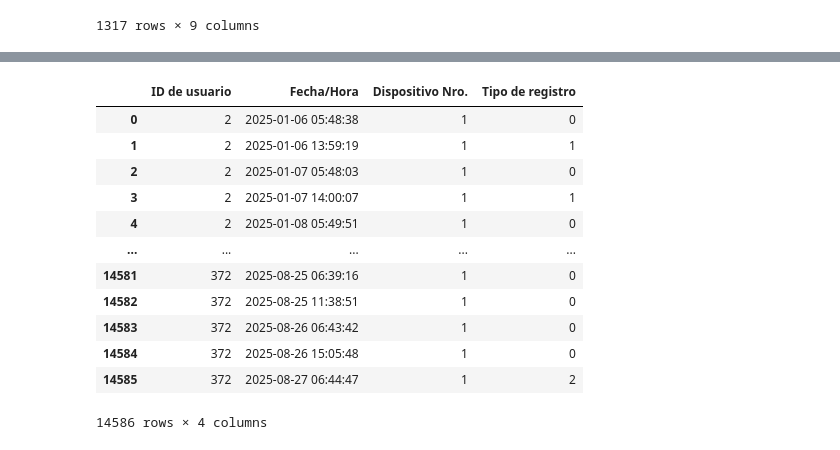
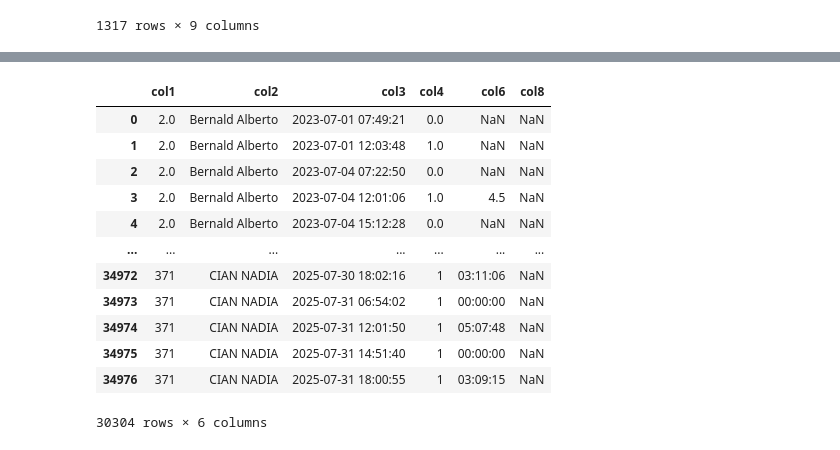
Before and after one commit to hzaquelli82/APSA-Dashboard, a Jupyter notebook: Notebook/Productividad.ipynb, the cells around one changed output, grey strips where cells are left out. Drawn from its saved outputs; the diff is of its cells as text; code cells hidden in the pictures.

```diff
--- a/Notebook/Productividad.ipynb
+++ b/Notebook/Productividad.ipynb
@@ -95,11 +93,0 @@ df_unificado.sample(25)
-# %%
-#  Une los DataFrames agregando una columna con el nombre del empleado
-
-dfs_con_empleado = []
-
-for empleado, df in dict_gral.items():
-    df_temp = df.copy()
-    df_temp['EMPLEADO_KEY'] = empleado
-    dfs_con_empleado.append(df_temp)
-
-df_unificado = pd.concat(dfs_con_empleado, ignore_index=True)
@@ -129,16 +93,0 @@ df_disp = pd.read_csv('../Data/Reg2025.csv')
-# %%
-df_disp
-# %% [output]
-|  | ID de usuario | Fecha/Hora | Dispositivo Nro. | Tipo de registro |
-| 0 | 2 | 2025-01-06 05:48:38 | 1 | 0 |
-| 1 | 2 | 2025-01-06 13:59:19 | 1 | 1 |
-| 2 | 2 | 2025-01-07 05:48:03 | 1 | 0 |
-| 3 | 2 | 2025-01-07 14:00:07 | 1 | 1 |
-| 4 | 2 | 2025-01-08 05:49:51 | 1 | 0 |
-| ... | ... | ... | ... | ... |
-| 14581 | 372 | 2025-08-25 06:39:16 | 1 | 0 |
-| 14582 | 372 | 2025-08-25 11:38:51 | 1 | 0 |
-| 14583 | 372 | 2025-08-26 06:43:42 | 1 | 0 |
-| 14584 | 372 | 2025-08-26 15:05:48 | 1 | 0 |
-| 14585 | 372 | 2025-08-27 06:44:47 | 1 | 2 |
-14586 rows × 4 columns
@@ -149,0 +94,21 @@ df_disp.drop(columns=['Fecha/Hora'], inplace=True)
+# %%
+# Eliminar filas vacías
+df_unificado.dropna(subset=['col2'], inplace=True)
+# %%
+# Mantener columnas a usar
+df_analisis = df_unificado[['col1','col2','col3','col4','col6','col8']]
+df_analisis
+# %% [output]
+|  | col1 | col2 | col3 | col4 | col6 | col8 |
+| 0 | 2.0 | Bernald Alberto | 2023-07-01 07:49:21 | 0.0 | NaN | NaN |
+| 1 | 2.0 | Bernald Alberto | 2023-07-01 12:03:48 | 1.0 | NaN | NaN |
+| 2 | 2.0 | Bernald Alberto | 2023-07-04 07:22:50 | 0.0 | NaN | NaN |
+| 3 | 2.0 | Bernald Alberto | 2023-07-04 12:01:06 | 1.0 | 4.5 | NaN |
+| 4 | 2.0 | Bernald Alberto | 2023-07-04 15:12:28 | 0.0 | NaN | NaN |
+| ... | ... | ... | ... | ... | ... | ... |
+| 34972 | 371 | CIAN NADIA | 2025-07-30 18:02:16 | 1 | 03:11:06 | NaN |
+| 34973 | 371 | CIAN NADIA | 2025-07-31 06:54:02 | 1 | 00:00:00 | NaN |
+| 34974 | 371 | CIAN NADIA | 2025-07-31 12:01:50 | 1 | 05:07:48 | NaN |
+| 34975 | 371 | CIAN NADIA | 2025-07-31 14:51:40 | 1 | 00:00:00 | NaN |
+| 34976 | 371 | CIAN NADIA | 2025-07-31 18:00:55 | 1 | 03:09:15 | NaN |
+30304 rows × 6 columns
```
Also changed, not shown: parts of 6 cells of this notebook.
